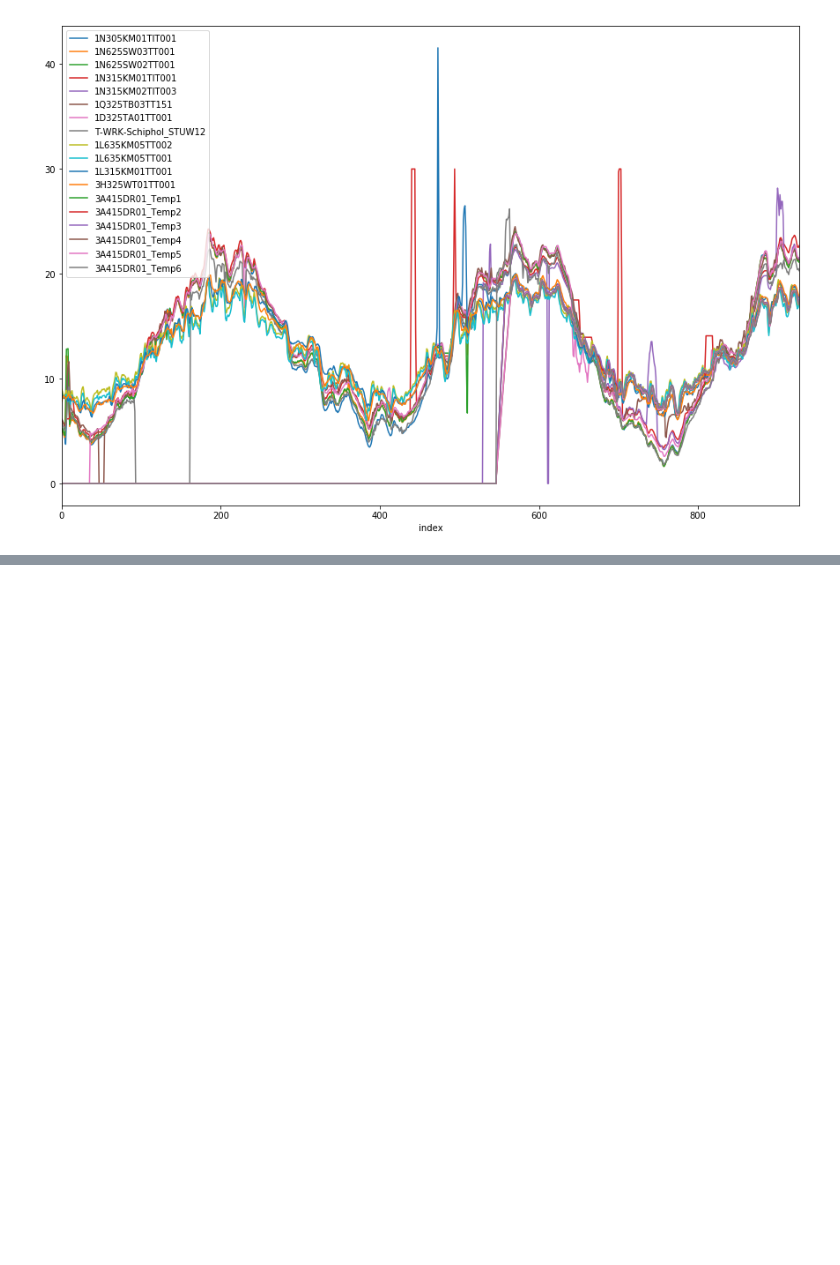
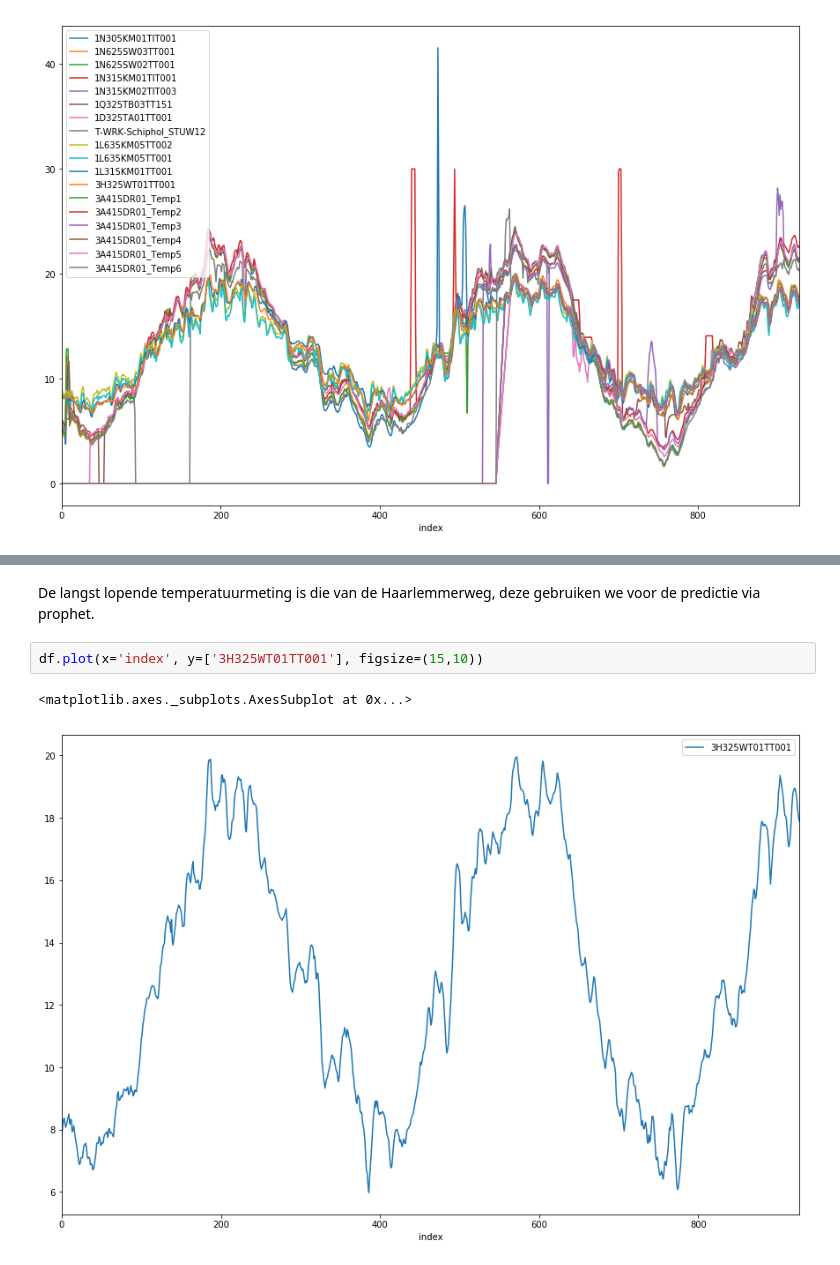
Before and after one commit to waternet/datalab_drw_tempprediction, a Jupyter notebook: Analyse_01.ipynb, the cells around one changed output, grey strips where cells are left out. Saved outputs shown, nothing was run; the diff lists cells and outputs as text; blank space fills up the shorter version.

```diff
--- a/Analyse_01.ipynb
+++ b/Analyse_01.ipynb
@@ -46,0 +60,7 @@ plt.show()
+# %% [markdown]
+De langst lopende temperatuurmeting is die van de Haarlemmerweg, deze gebruiken we voor de predictie via prophet.
+# %%
+df.plot(x='index', y=['3H325WT01TT001'], figsize=(15,10))
+# %% [output]
+<matplotlib.axes._subplots.AxesSubplot at 0x...>
+[figure, added]
```
Also changed, not shown: parts of 7 cells of this notebook, 1 other file.
